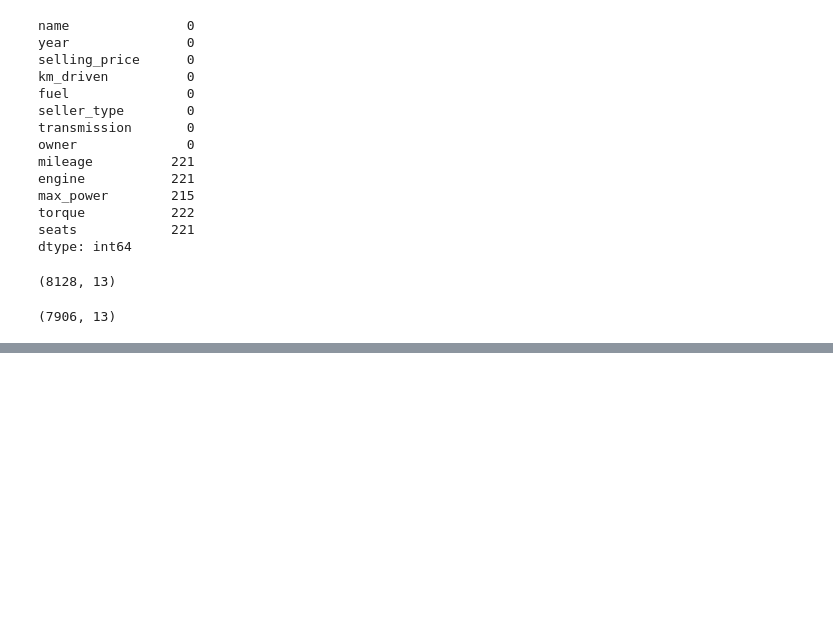
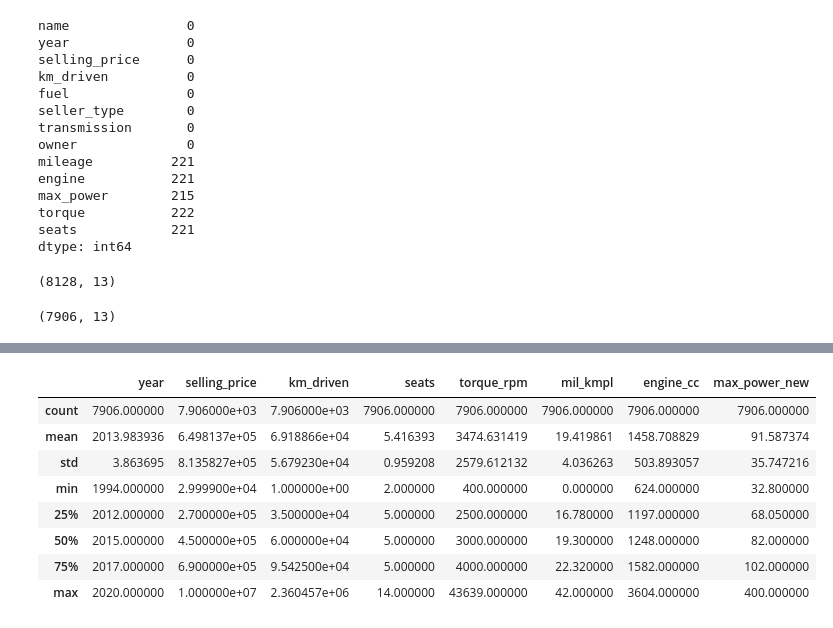
Before and after one commit to gbolahanolumade/CAR-SELLING-PRICE-HEROKU-, a Jupyter notebook: Untitled.ipynb, the cells around one changed output, grey strips where cells are left out. Drawn from its saved outputs; the diff is of its cells as text; code cells hidden in the pictures; blank space fills up the shorter version.

```diff
--- a/Untitled.ipynb
+++ b/Untitled.ipynb
@@ -71,0 +190,12 @@ import re
+# %%
+df_new.describe()
+# %% [output]
+|  | year | selling_price | km_driven | seats | torque_rpm | mil_kmpl | engine_cc | max_power_new |
+| count | 7906.000000 | 7.906000e+03 | 7.906000e+03 | 7906.000000 | 7906.000000 | 7906.000000 | 7906.000000 | 7906.000000 |
+| mean | 2013.983936 | 6.498137e+05 | 6.918866e+04 | 5.416393 | 3474.631419 | 19.419861 | 1458.708829 | 91.587374 |
+| std | 3.863695 | 8.135827e+05 | 5.679230e+04 | 0.959208 | 2579.612132 | 4.036263 | 503.893057 | 35.747216 |
+| min | 1994.000000 | 2.999900e+04 | 1.000000e+00 | 2.000000 | 400.000000 | 0.000000 | 624.000000 | 32.800000 |
+| 25% | 2012.000000 | 2.700000e+05 | 3.500000e+04 | 5.000000 | 2500.000000 | 16.780000 | 1197.000000 | 68.050000 |
+| 50% | 2015.000000 | 4.500000e+05 | 6.000000e+04 | 5.000000 | 3000.000000 | 19.300000 | 1248.000000 | 82.000000 |
+| 75% | 2017.000000 | 6.900000e+05 | 9.542500e+04 | 5.000000 | 4000.000000 | 22.320000 | 1582.000000 | 102.000000 |
+| max | 2020.000000 | 1.000000e+07 | 2.360457e+06 | 14.000000 | 43639.000000 | 42.000000 | 3604.000000 | 400.000000 |
```
Also changed, not shown: parts of 20 cells of this notebook.
